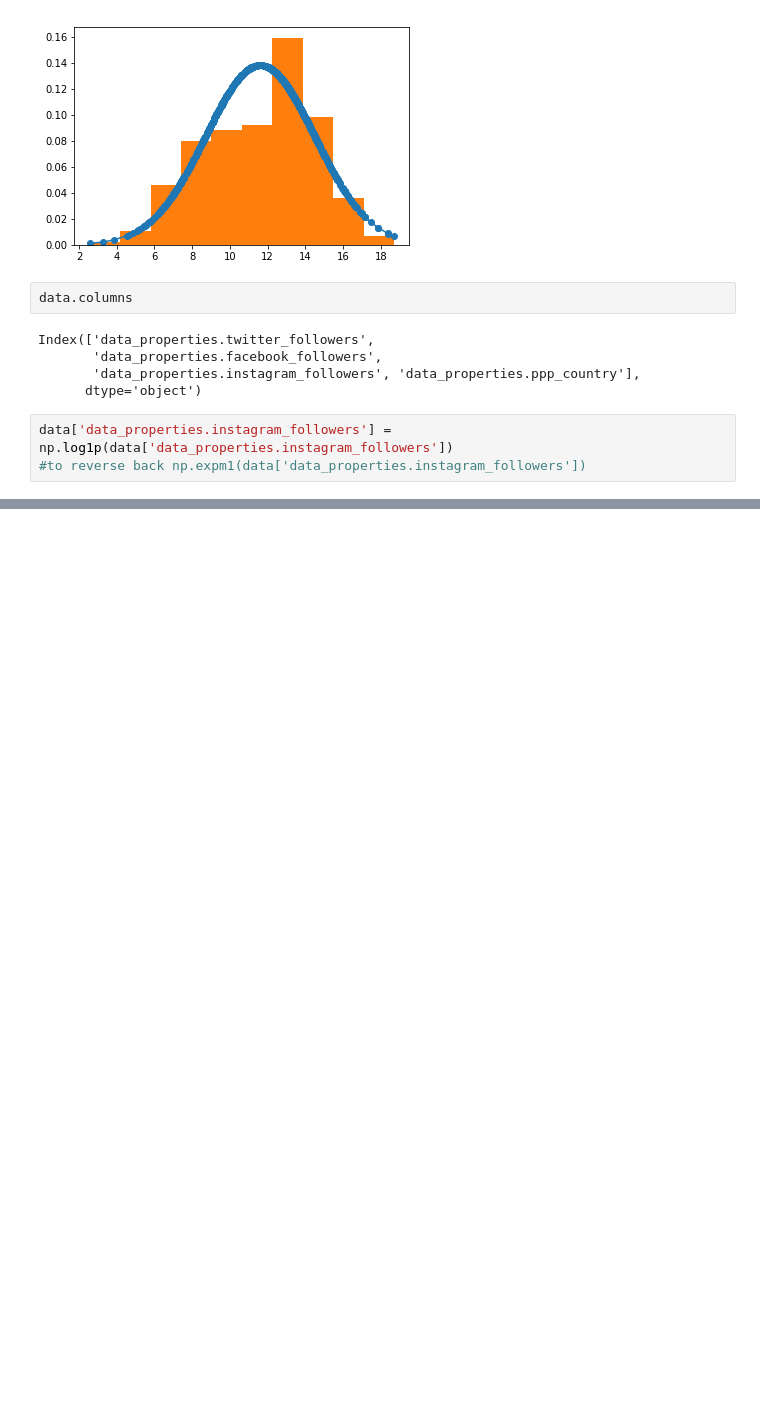
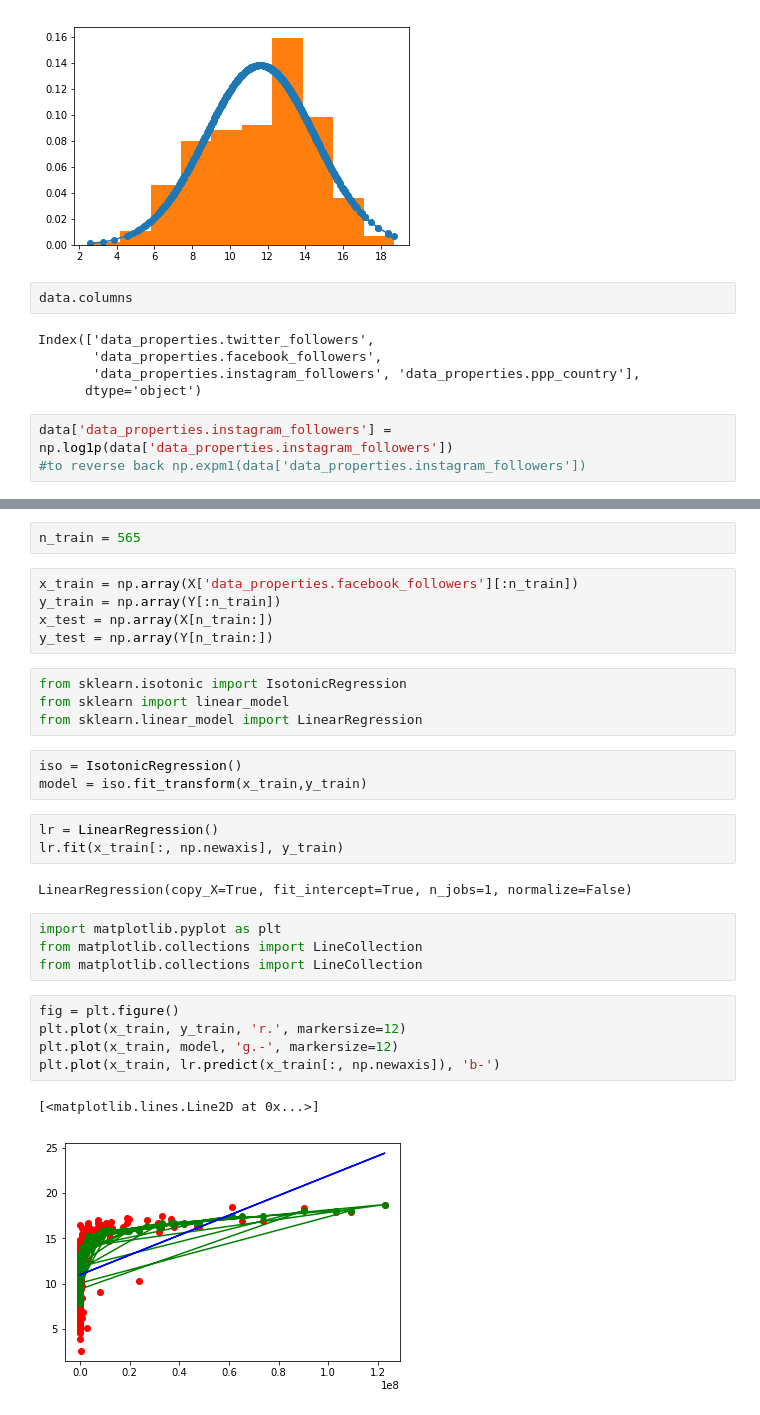
Before and after one commit to Reynolddoss/Social_Followers, a Jupyter notebook: Social_follwers.ipynb, the cells around one changed output, grey strips where cells are left out. Saved outputs shown, nothing was run; the diff lists cells and outputs as text; blank space fills up the shorter version.

Commit message:
isotonic

```diff
--- a/Social_follwers.ipynb
+++ b/Social_follwers.ipynb
@@ -79,0 +84,31 @@ data.head()
+# %%
+n_train = 565
+# %%
+x_train = np.array(X['data_properties.facebook_followers'][:n_train])
+y_train = np.array(Y[:n_train])
+x_test = np.array(X[n_train:])
+y_test = np.array(Y[n_train:])
+# %%
+from sklearn.isotonic import IsotonicRegression
+from sklearn import linear_model
+from sklearn.linear_model import LinearRegression
+# %%
+iso = IsotonicRegression()
+model = iso.fit_transform(x_train,y_train)
+# %%
+lr = LinearRegression()
+lr.fit(x_train[:, np.newaxis], y_train)
+# %% [output]
+LinearRegression(copy_X=True, fit_intercept=True, n_jobs=1, normalize=False)
+# %%
+import matplotlib.pyplot as plt
+from matplotlib.collections import LineCollection
+from matplotlib.collections import LineCollection
+# %%
+fig = plt.figure()
+plt.plot(x_train, y_train, 'r.', markersize=12)
+plt.plot(x_train, model, 'g.-', markersize=12)
+plt.plot(x_train, lr.predict(x_train[:, np.newaxis]), 'b-')
+# %% [output]
+[<matplotlib.lines.Line2D at 0x...>]
+[figure, added]
```
Also changed, not shown: parts of 3 cells of this notebook.
